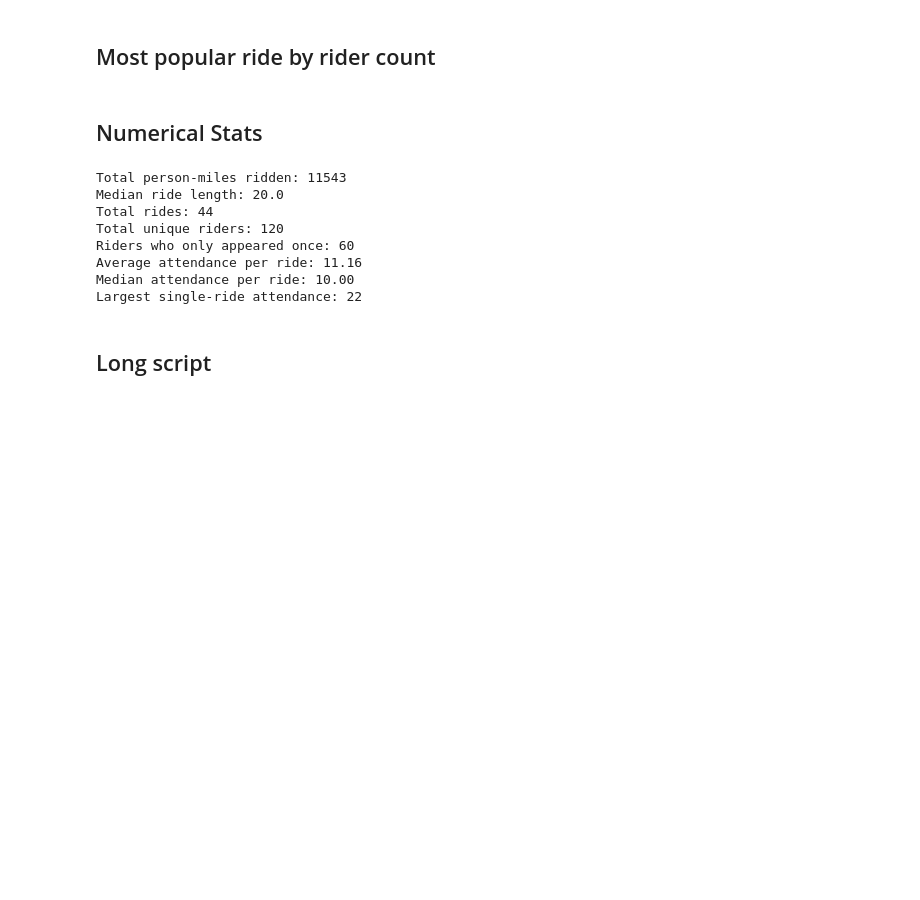
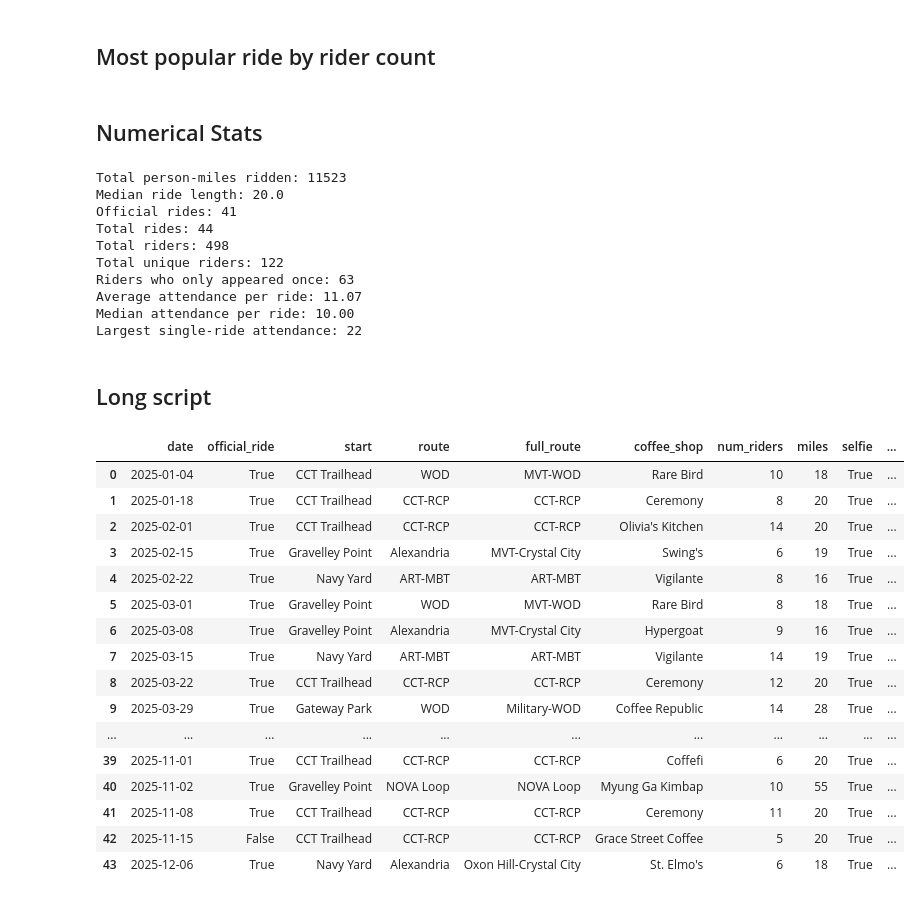
Before and after one commit to annabhe/tbd_stats, a Jupyter notebook: tbd_stats_2025.ipynb, the cells around one changed output. Saved outputs shown, nothing was run; the diff lists cells and outputs as text; code cells hidden in the pictures; blank space fills up the shorter version.

```diff
--- a/tbd_stats_2025.ipynb
+++ b/tbd_stats_2025.ipynb
@@ -344,11 +881,17 @@ total_miles = rides_df["person_miles"].sum()
 # Median miles
 median_rides = rides_df["miles"].median()
 
+# Total official rides
+official_rides = rides_df[rides_df["official_ride"]==True].shape[0]
+
 # Total number of rides
 total_rides = rides_df.shape[0]
 
+# Total number of riders
+total_riders = attendance_df["rider"].shape[0]
+
 # Total unique riders
-total_riders = attendance_df["rider"].nunique()
+unique_riders = attendance_df["rider"].nunique()
 
 # Riders who appeared only once
 one_time_riders_count = (attendance_df.groupby("rider")["date"].nunique() == 1).sum()
@@ -365,20 +908,44 @@ largest_attendance = rides_df["num_riders"].max()
 # Print summary
 print(f"Total person-miles ridden: {total_miles}")
 print(f"Median ride length: {median_rides}")
+print(f"Official rides: {official_rides}")
 print(f"Total rides: {total_rides}")
-print(f"Total unique riders: {total_riders}")
+print(f"Total riders: {total_riders}")
+print(f"Total unique riders: {unique_riders}")
 print(f"Riders who only appeared once: {one_time_riders_count}")
 print(f"Average attendance per ride: {avg_attendance:.2f}")
 print(f"Median attendance per ride: {med_attendance:.2f}")
 print(f"Largest single-ride attendance: {largest_attendance}")
 # %% [output]
-Total person-miles ridden: 11543
+Total person-miles ridden: 11523
 Median ride length: 20.0
+Official rides: 41
 Total rides: 44
-Total unique riders: 120
-Riders who only appeared once: 60
-Average attendance per ride: 11.16
+Total riders: 498
+Total unique riders: 122
+Riders who only appeared once: 63
+Average attendance per ride: 11.07
 Median attendance per ride: 10.00
 Largest single-ride attendance: 22
 # %% [markdown]
 ## Long script
+# %%
+rides_df
+# %% [output]
+|  | date | official_ride | start | route | full_route | coffee_shop | num_riders | miles | selfie | ... |
+| 0 | 2025-01-04 | True | CCT Trailhead | WOD | MVT-WOD | Rare Bird | 10 | 18 | True | ... |
+| 1 | 2025-01-18 | True | CCT Trailhead | CCT-RCP | CCT-RCP | Ceremony | 8 | 20 | True | ... |
+| 2 | 2025-02-01 | True | CCT Trailhead | CCT-RCP | CCT-RCP | Olivia's Kitchen | 14 | 20 | True | ... |
+| 3 | 2025-02-15 | True | Gravelley Point | Alexandria | MVT-Crystal City | Swing's | 6 | 19 | True | ... |
+| 4 | 2025-02-22 | True | Navy Yard | ART-MBT | ART-MBT | Vigilante | 8 | 16 | True | ... |
+| 5 | 2025-03-01 | True | Gravelley Point | WOD | MVT-WOD | Rare Bird | 8 | 18 | True | ... |
+| 6 | 2025-03-08 | True | Gravelley Point | Alexandria | MVT-Crystal City | Hypergoat | 9 | 16 | True | ... |
+| 7 | 2025-03-15 | True | Navy Yard | ART-MBT | ART-MBT | Vigilante | 14 | 19 | True | ... |
+| 8 | 2025-03-22 | True | CCT Trailhead | CCT-RCP | CCT-RCP | Ceremony | 12 | 20 | True | ... |
+| 9 | 2025-03-29 | True | Gateway Park | WOD | Military-WOD | Coffee Republic | 14 | 28 | True | ... |
+| ... | ... | ... | ... | ... | ... | ... | ... | ... | ... | ... |
+| 39 | 2025-11-01 | True | CCT Trailhead | CCT-RCP | CCT-RCP | Coffefi | 6 | 20 | True | ... |
+| 40 | 2025-11-02 | True | Gravelley Point | NOVA Loop | NOVA Loop | Myung Ga Kimbap | 10 | 55 | True | ... |
+| 41 | 2025-11-08 | True | CCT Trailhead | CCT-RCP | CCT-RCP | Ceremony | 11 | 20 | True | ... |
+| 42 | 2025-11-15 | False | CCT Trailhead | CCT-RCP | CCT-RCP | Grace Street Coffee | 5 | 20 | True | ... |
+| 43 | 2025-12-06 | True | Navy Yard | Alexandria | Oxon Hill-Crystal City | St. Elmo's | 6 | 18 | True | ... |
```
Also changed, not shown: parts of 28 cells of this notebook, 20 other files.
